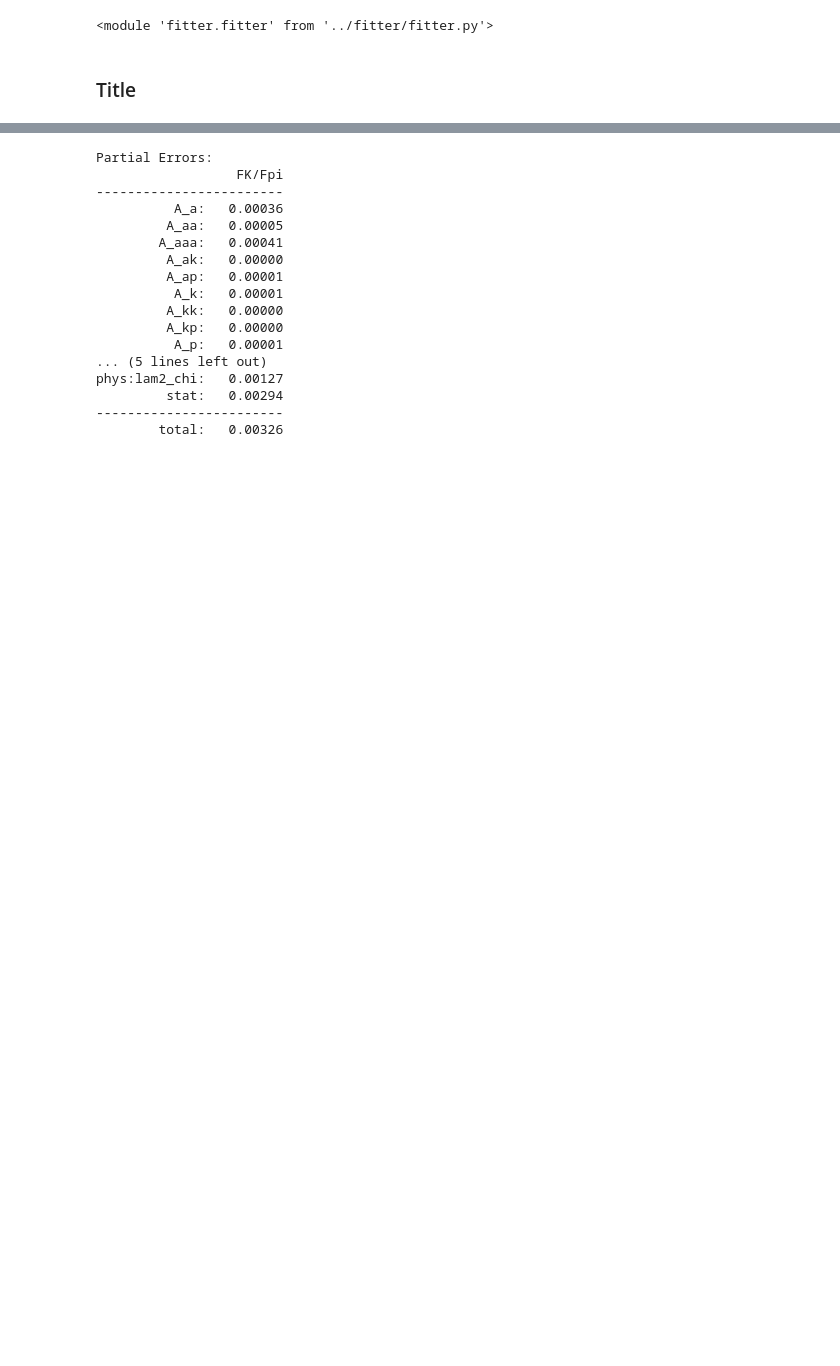
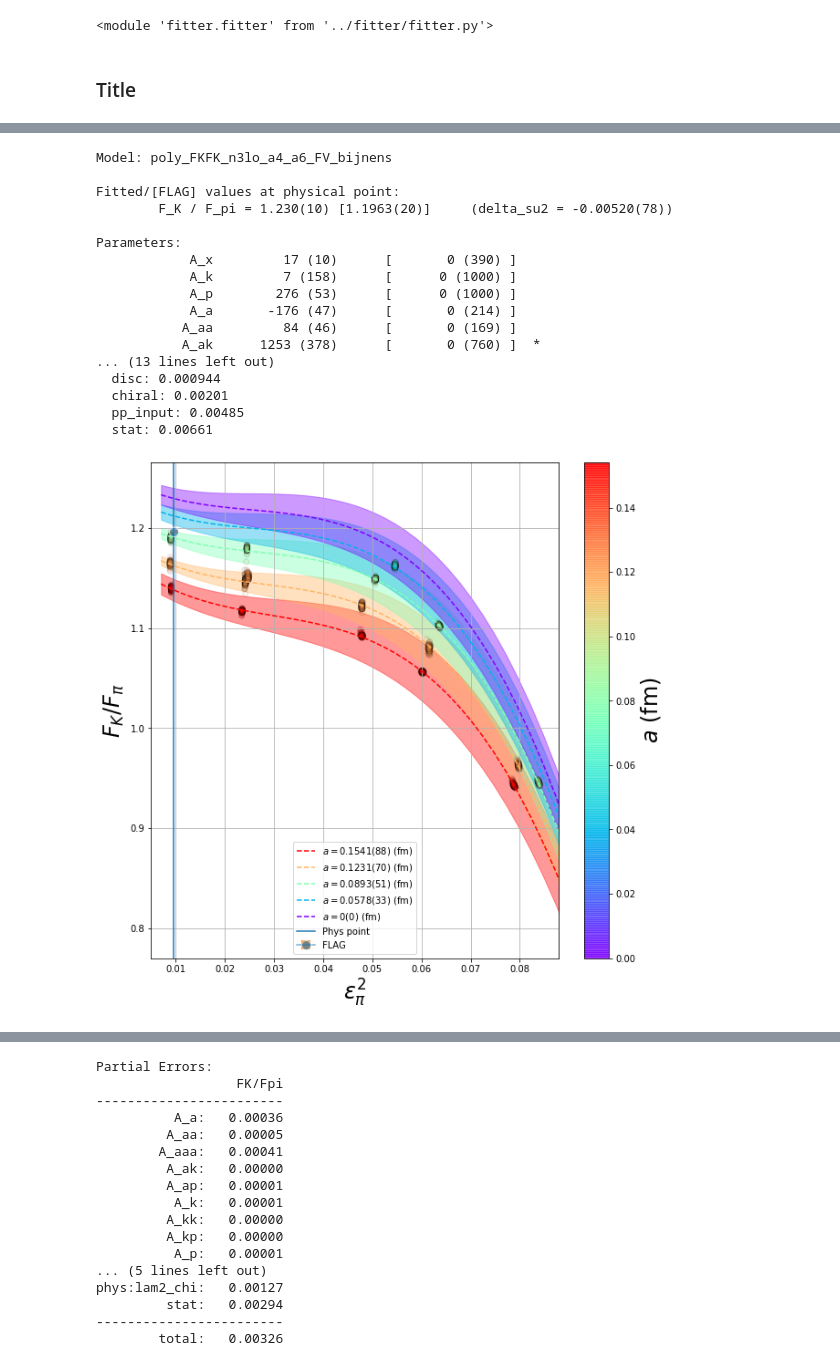
Before and after one commit to callat-qcd/project_fkfpi, a Jupyter notebook: notebooks/make_optimal_priors.ipynb, the cells around one changed output, grey strips where cells are left out. Drawn from its saved outputs; the diff is of its cells as text; code cells hidden in the pictures; blank space fills up the shorter version.

```diff
--- a/notebooks/make_optimal_priors.ipynb
+++ b/notebooks/make_optimal_priors.ipynb
@@ -97,0 +180,22 @@ Total time (s):  115.82591557502747
+# %%
+print(fit_manager)
+fit_manager.plot_fit('mpi')
+# %% [output]
+Model: poly_FKFK_n3lo_a4_a6_FV_bijnens
+
+Fitted/[FLAG] values at physical point:
+        F_K / F_pi = 1.230(10) [1.1963(20)]     (delta_su2 = -0.00520(78))
+
+Parameters:
+            A_x         17 (10)      [       0 (390) ]
+            A_k         7 (158)      [      0 (1000) ]
+            A_p        276 (53)      [      0 (1000) ]
+            A_a       -176 (47)      [       0 (214) ]
+           A_aa         84 (46)      [       0 (169) ]
+           A_ak      1253 (378)      [       0 (760) ]  *
+... (13 lines left out)
+  disc: 0.000944
+  chiral: 0.00201
+  pp_input: 0.00485
+  stat: 0.00661
+[figure, added]
```
Also changed, not shown: parts of 9 cells of this notebook, 2 other files.
